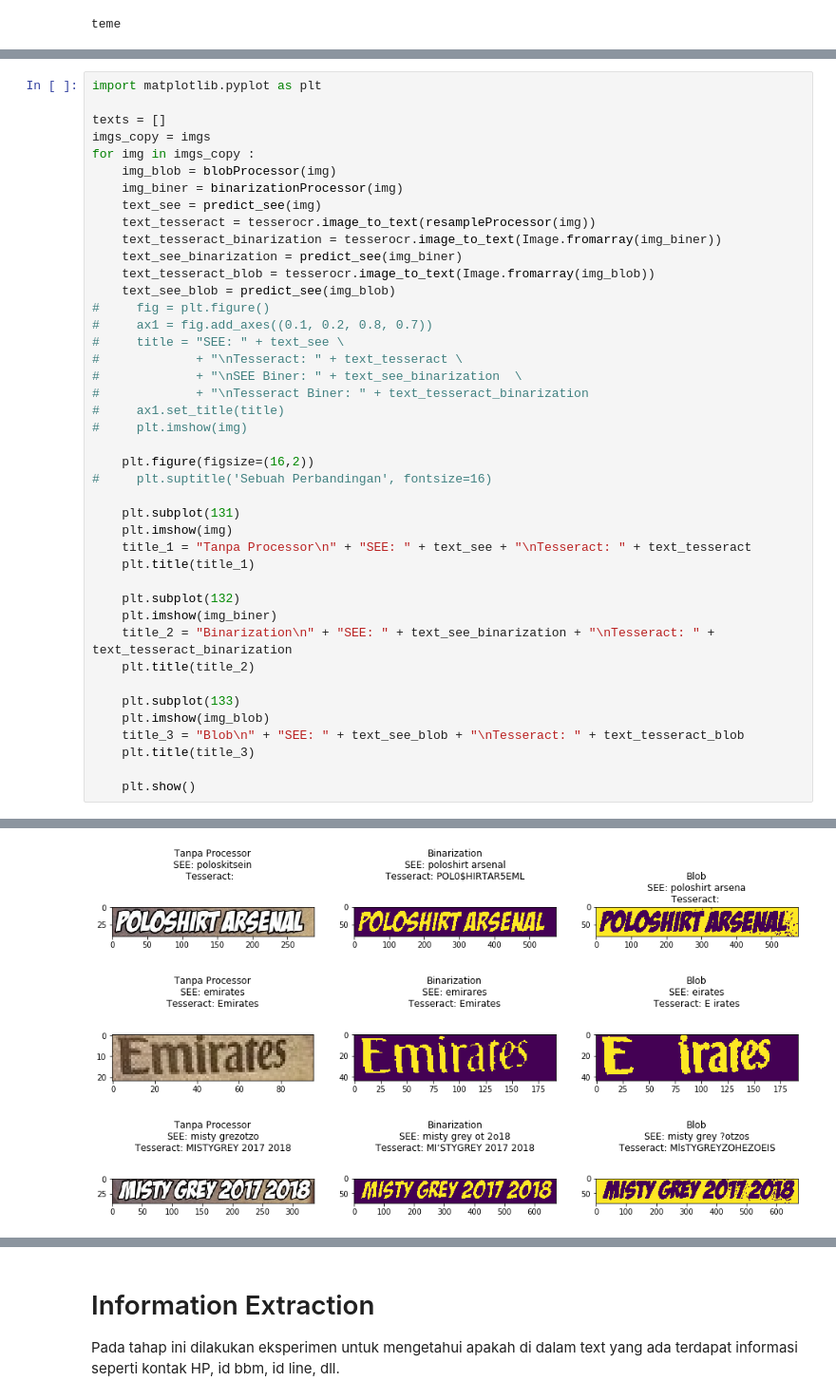
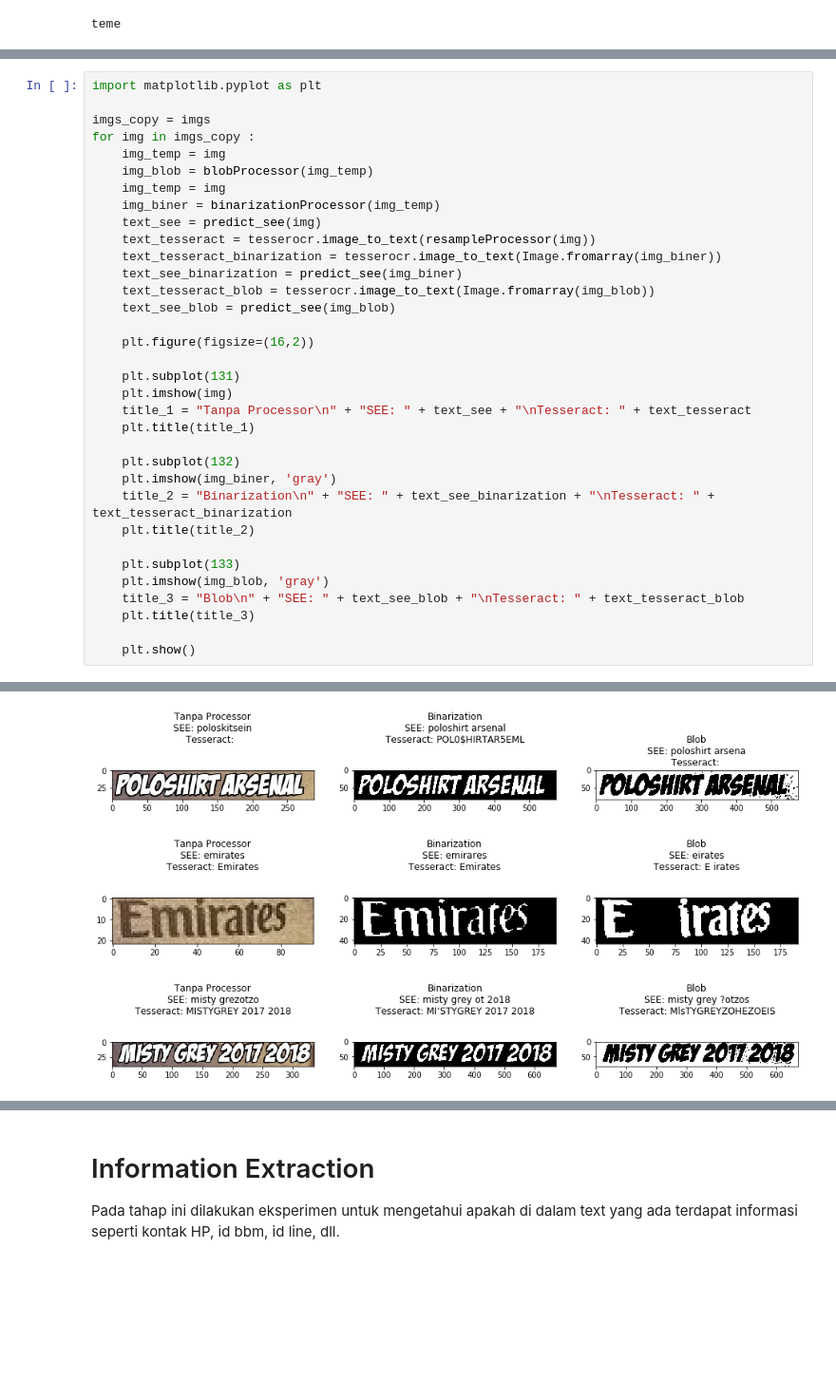
Before and after one commit to mhilmiasyrofi/character-recognition, a Jupyter notebook: Character Recognition + Information Extraction.ipynb, the cells around one changed output, grey strips where cells are left out. Shown at 95% size. Saved outputs shown, nothing was run; the diff lists cells and outputs as text; blank space fills up the shorter version.

Commit message:
compare see and tesseract

```diff
--- a/Character Recognition + Information Extraction.ipynb
+++ b/Character Recognition + Information Extraction.ipynb
@@ -687,28 +687,20 @@ for b in bbox :
 # %%
 import matplotlib.pyplot as plt
 
-texts = []
 imgs_copy = imgs
 for img in imgs_copy :
-    img_blob = blobProcessor(img)
-    img_biner = binarizationProcessor(img)
+    img_temp = img
+    img_blob = blobProcessor(img_temp)
+    img_temp = img
+    img_biner = binarizationProcessor(img_temp)
     text_see = predict_see(img)
     text_tesseract = tesserocr.image_to_text(resampleProcessor(img))
     text_tesseract_binarization = tesserocr.image_to_text(Image.fromarray(img_biner))
     text_see_binarization = predict_see(img_biner)
     text_tesseract_blob = tesserocr.image_to_text(Image.fromarray(img_blob))
     text_see_blob = predict_see(img_blob)
-#     fig = plt.figure()
-#     ax1 = fig.add_axes((0.1, 0.2, 0.8, 0.7))
-#     title = "SEE: " + text_see \
-#             + "\nTesseract: " + text_tesseract \
-#             + "\nSEE Biner: " + text_see_binarization  \
-#             + "\nTesseract Biner: " + text_tesseract_binarization
-#     ax1.set_title(title)
-#     plt.imshow(img)
 
     plt.figure(figsize=(16,2))
-#     plt.suptitle('Sebuah Perbandingan', fontsize=16)
 
     plt.subplot(131)
     plt.imshow(img)
@@ -716,12 +708,12 @@ for img in imgs_copy :
     plt.title(title_1)
 
     plt.subplot(132)
-    plt.imshow(img_biner)
+    plt.imshow(img_biner, 'gray')
     title_2 = "Binarization\n" + "SEE: " + text_see_binarization + "\nTesseract: " + text_tesseract_binarization
     plt.title(title_2)
 
     plt.subplot(133)
-    plt.imshow(img_blob)
+    plt.imshow(img_blob, 'gray')
     title_3 = "Blob\n" + "SEE: " + text_see_blob + "\nTesseract: " + text_tesseract_blob
     plt.title(title_3)
 
@@ -732,3 +724,3 @@ for img in imgs_copy :
-[figure, old version]
+[figure, new version]
-[figure, old version]
+[figure, new version]
-[figure, old version]
+[figure, new version]
```
Also changed, not shown: parts of 7 cells of this notebook.
